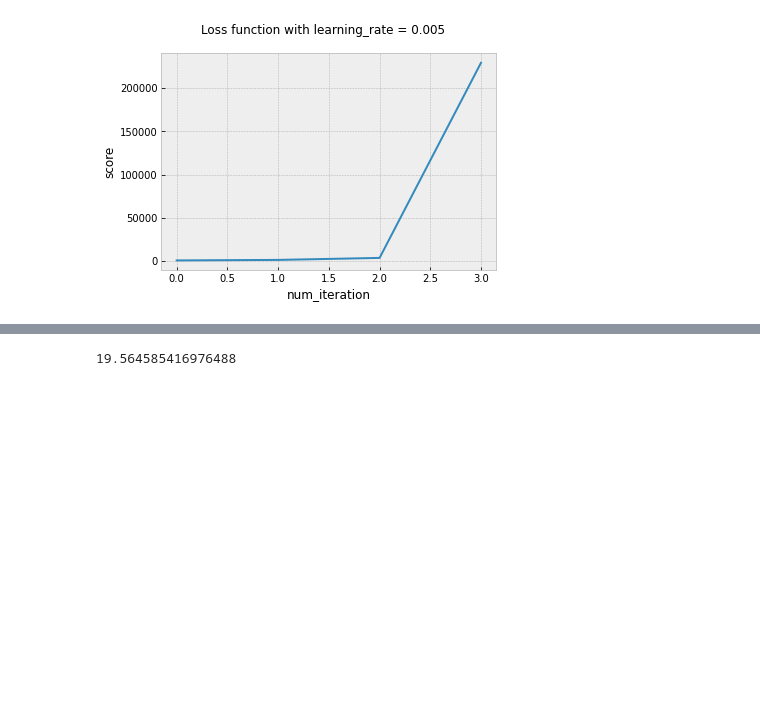
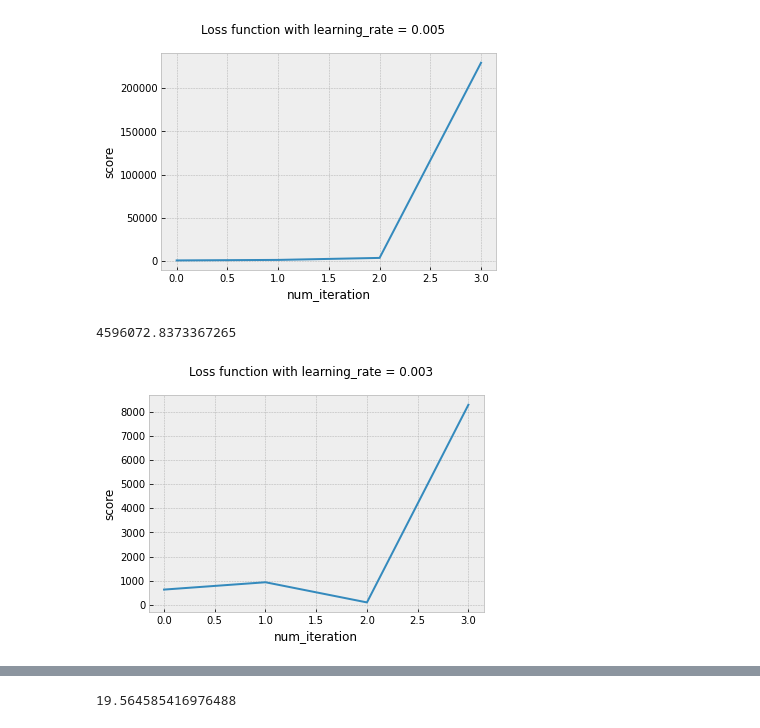
Before and after one commit to tansla/ydata_supervised_hw2, a Jupyter notebook: Regression_&_Regularization_Exercise.ipynb, the cells around one changed output, grey strips where cells are left out. Drawn from its saved outputs; the diff is of its cells as text; code cells hidden in the pictures; blank space fills up the shorter version.

Commit message:
added  plots

```diff
--- a/Regression_&_Regularization_Exercise.ipynb
+++ b/Regression_&_Regularization_Exercise.ipynb
@@ -270,3 +270,12 @@ my_ols.score(y_pred,y_test)
 # %% [output]
 625937457.2817049
 [figure]
+# %%
+X_train, X_test, y_train, y_test = train_test_split(X, y, test_size=0.25)
+my_ols = OlsGd(num_iteration=1000,learning_rate=.003)
+my_ols.fit(X_train,y_train)
+y_pred = my_ols.predict(X_test)
+my_ols.score(y_pred,y_test)
+# %% [output]
+4596072.8373367265
+[figure, added]
```
Also changed, not shown: parts of 4 cells of this notebook.
